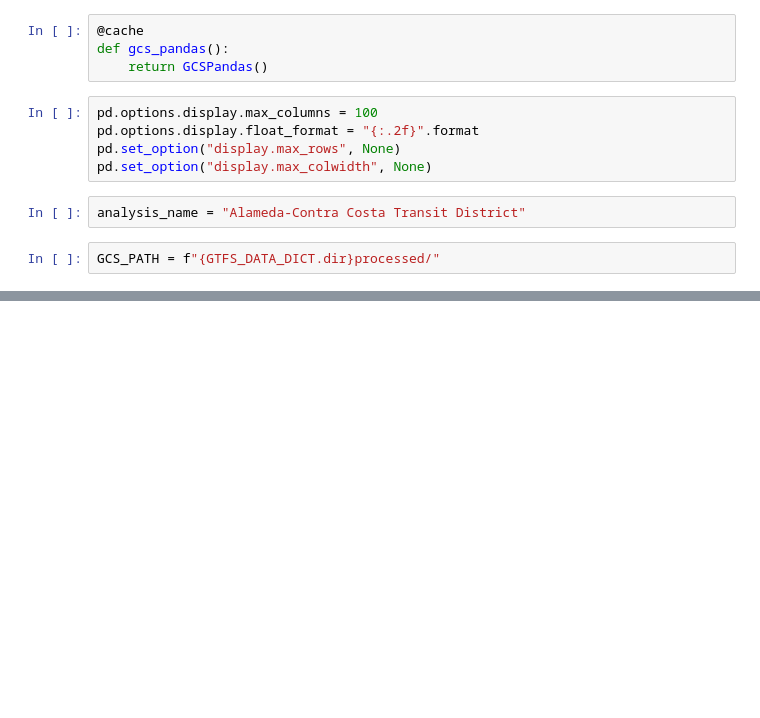
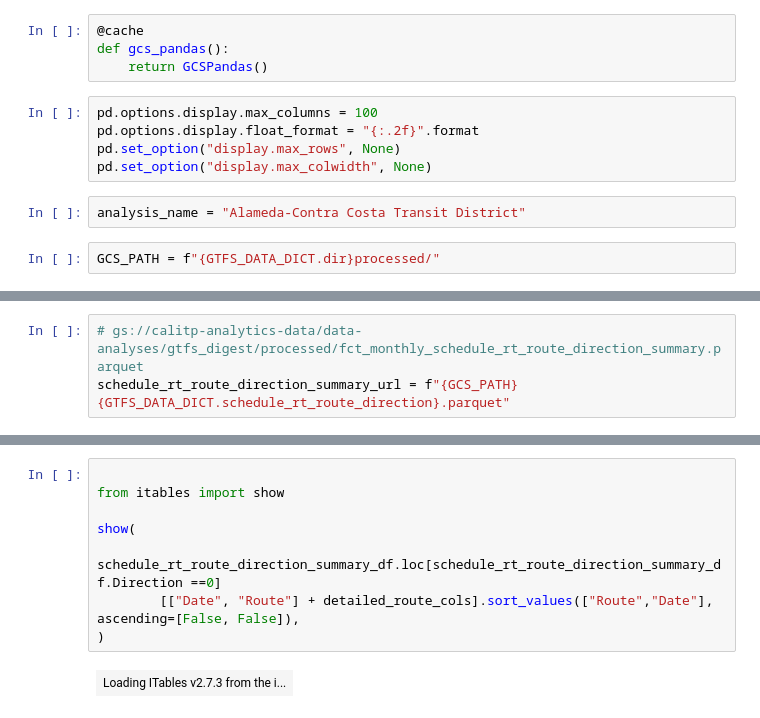
Before and after one commit to cal-itp/gtfs-curator, a Jupyter notebook: gtfs_digest/03_report_operator_refresh.ipynb, the cells around one changed output, grey strips where cells are left out. Drawn from its saved outputs; the diff is of its cells as text; blank space fills up the shorter version.

```diff
--- a/gtfs_digest/03_report_operator_refresh.ipynb
+++ b/gtfs_digest/03_report_operator_refresh.ipynb
@@ -55,0 +44,3 @@ operator_df
+# %%
+# gs://calitp-analytics-data/data-analyses/gtfs_digest/processed/fct_monthly_schedule_rt_route_direction_summary.parquet
+schedule_rt_route_direction_summary_url = f"{GCS_PATH}{GTFS_DATA_DICT.schedule_rt_route_direction}.parquet"
@@ -55,0 +113,10 @@ operator_df
+# %%
+
+from itables import show
+
+show(
+    schedule_rt_route_direction_summary_df.loc[schedule_rt_route_direction_summary_df.Direction ==0]
+        [["Date", "Route"] + detailed_route_cols].sort_values(["Route","Date"], ascending=[False, False]),
+)
+# %% [output]
+| Loading ITables v2.7.3 from the i... |
```
Also changed, not shown: parts of 17 cells of this notebook, 4 other files.
